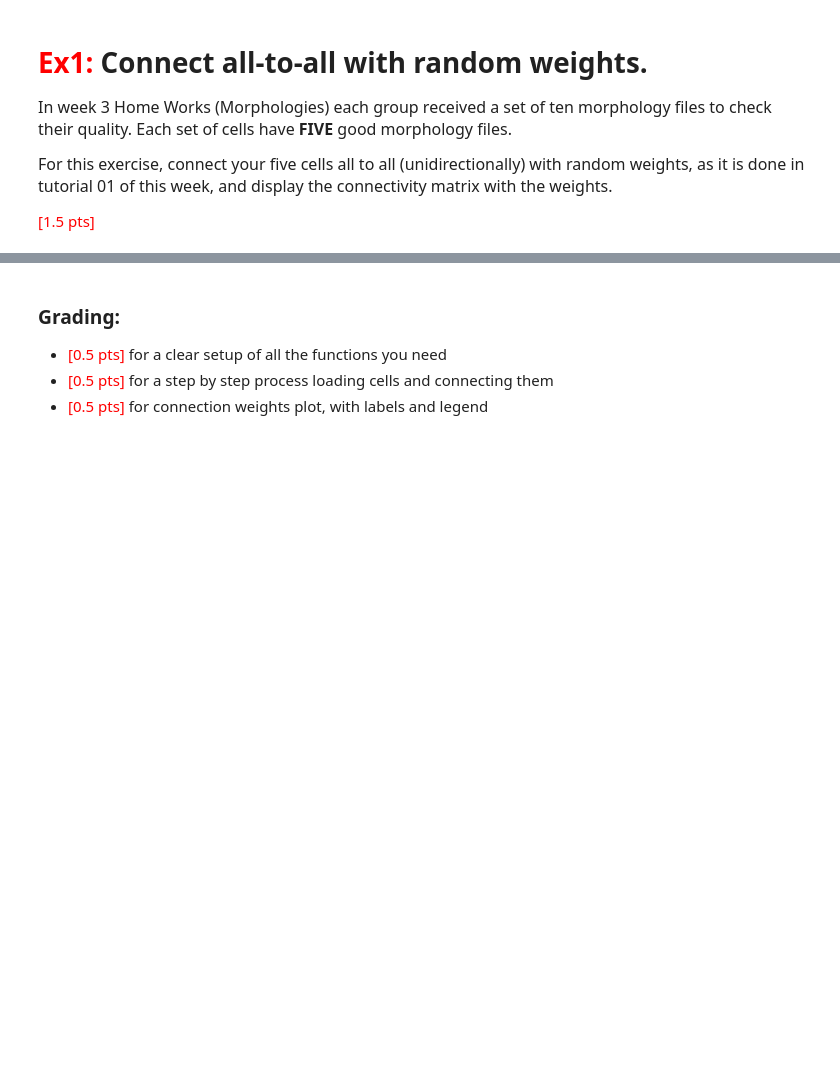
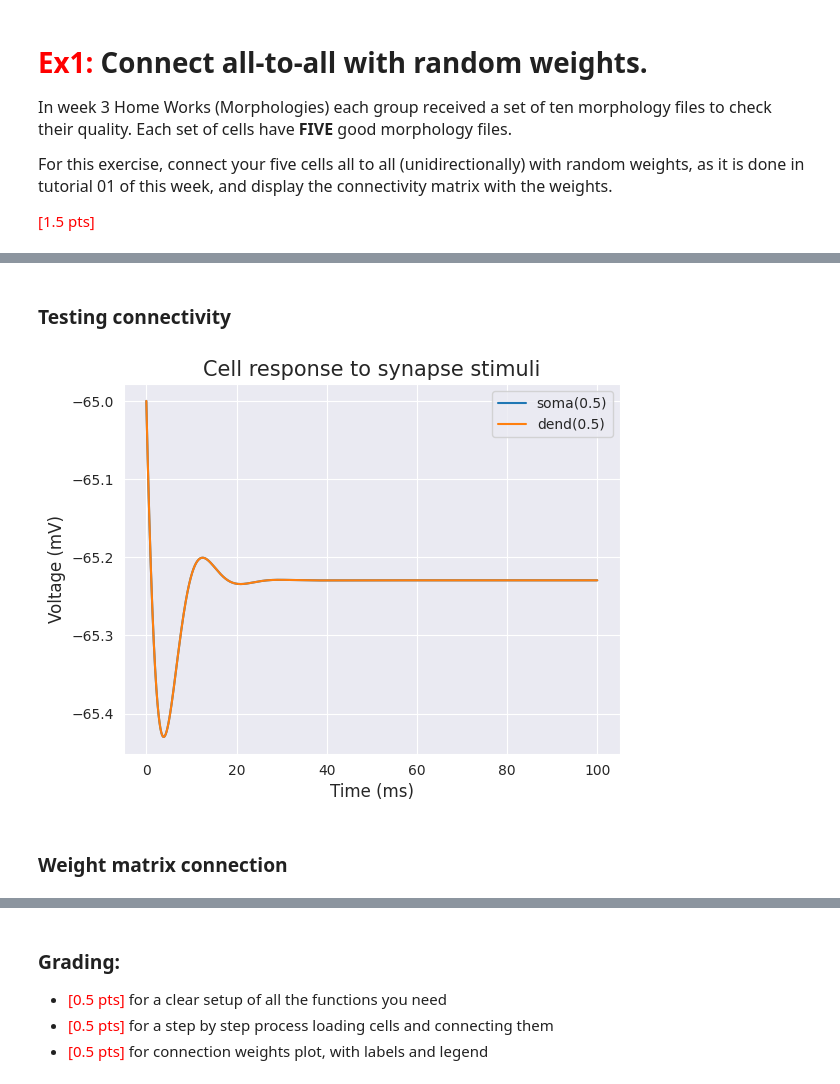
Before and after one commit to ejayromero/biophysics-NX-450, a Jupyter notebook: Week_7/Week7_HomeWork.ipynb, the cells around one changed output, grey strips where cells are left out. Drawn from its saved outputs; the diff is of its cells as text; code cells hidden in the pictures; blank space fills up the shorter version.

```diff
--- a/Week_7/Week7_HomeWork.ipynb
+++ b/Week_7/Week7_HomeWork.ipynb
@@ -17,0 +104,5 @@
+# %%
+# cell generation
+cells = []
+for i, morph in zip(correct_morpho, morph_path):
+    cells.append(Cell(morph,f'Morph_{i}', 'Morpho' ))
@@ -17,0 +193,40 @@
+# %% [markdown]
+### Testing connectivity
+# %%
+def stimulation(cell1, cell2, dend_num = 1, n_stim = 10, start = 10, delay = 10, weight= 0.8):
+    stim_cell = cell1
+    stim_syn = h.ExpSyn(stim_cell.dend[dend_num](0.5))
+    stim = h.NetStim() # Make a new stimulator
+    ncstim = h.NetCon(stim, stim_syn) # Connect stimulator to synapse
+
+    stim.number = n_stim # Number of spikes (average)
+    stim.start = start # First spike delay [ms]
+    ncstim.delay = delay # NetCon ms
+    ncstim.weight[0] = weight # NetCon weight
+
+    recording_cell = cell2
+
+    soma_v = h.Vector().record(recording_cell.soma[0](0.5)._ref_v)
+    dend_v = h.Vector().record(recording_cell.dend[dend_num](0.5)._ref_v)
+    time = h.Vector().record(h._ref_t)
+
+    h.finitialize(-65)
+    h.continuerun(100)
+
+    fig, ax = plt.subplots()
+
+    ax.plot(time, soma_v, label='soma(0.5)')
+    ax.plot(time, dend_v,  label='dend(0.5)')
+
+    ax.set_title("Cell response to synapse stimuli", fontsize = 15)
+    ax.set_xlabel("Time (ms)", fontsize = 12)
+    ax.set_ylabel("Voltage (mV)", fontsize = 12)
+    ax.legend(loc='upper right')
+
+    plt.show()
+# %%
+stimulation(cells[0],cells[4], dend_num = 19, n_stim = 10, start = 10, delay = 10, weight= 0.8)
+# %% [output]
+[figure, added]
+# %% [markdown]
+### Weight matrix connection
```
Also changed, not shown: parts of 12 cells of this notebook.
